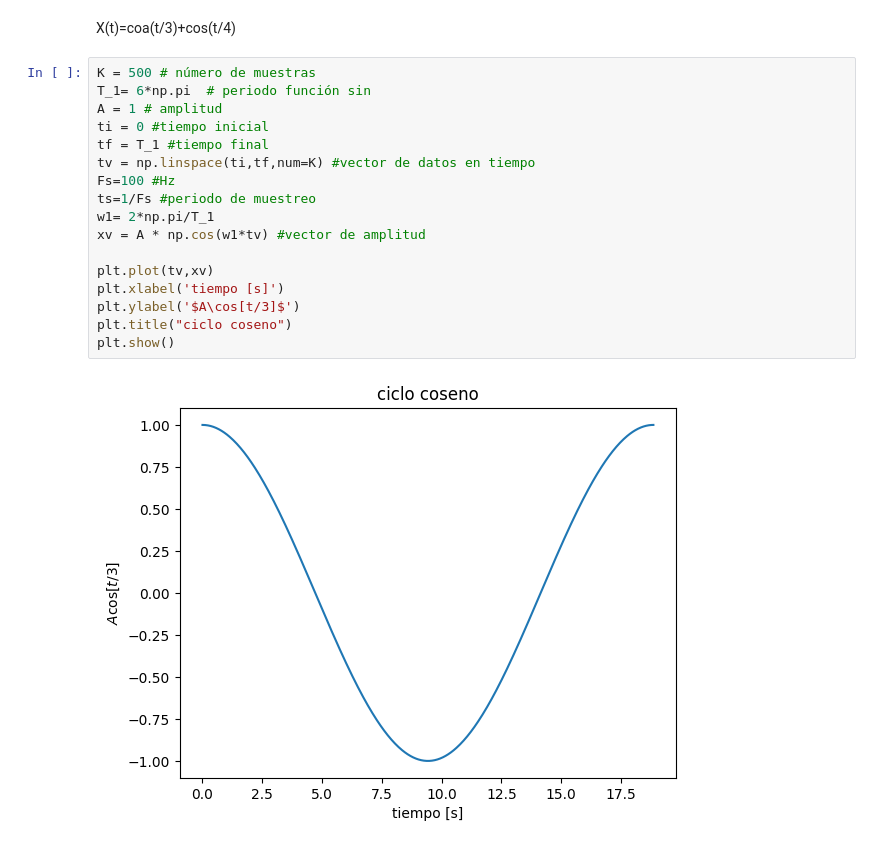
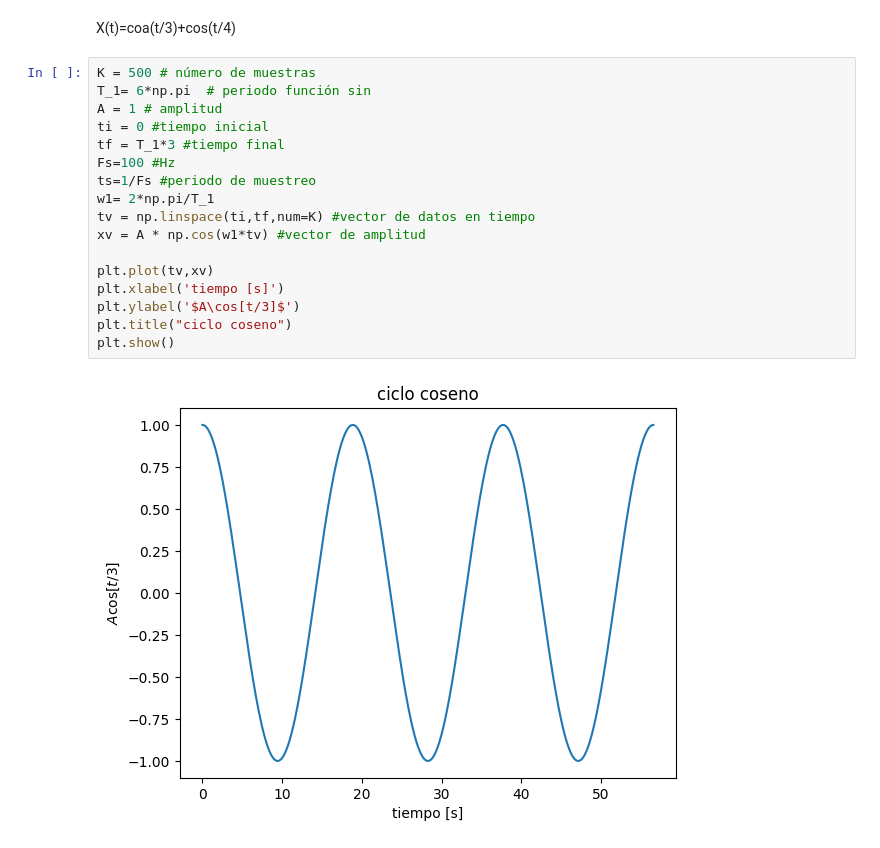
Before and after one commit to kevin-loaiza/senales_y_sistemas, a Jupyter notebook: cuaderno_1_kevin_loaiza.ipynb, the cells around one changed output. Drawn from its saved outputs; the diff is of its cells as text.

```diff
--- a/cuaderno_1_kevin_loaiza.ipynb
+++ b/cuaderno_1_kevin_loaiza.ipynb
@@ -420,19 +420,19 @@ X(t)=coa(t/3)+cos(t/4)
 # %%
 K = 500 # número de muestras
 T_1= 6*np.pi  # periodo función sin
 A = 1 # amplitud
 ti = 0 #tiempo inicial
-tf = T_1 #tiempo final
-tv = np.linspace(ti,tf,num=K) #vector de datos en tiempo
+tf = T_1*3 #tiempo final
 Fs=100 #Hz
 ts=1/Fs #periodo de muestreo
 w1= 2*np.pi/T_1
+tv = np.linspace(ti,tf,num=K) #vector de datos en tiempo
 xv = A * np.cos(w1*tv) #vector de amplitud
 
 plt.plot(tv,xv)
 plt.xlabel('tiempo [s]')
 plt.ylabel('$A\cos[t/3]$')
 plt.title("ciclo coseno")
 plt.show()
 # %% [output]
-[figure, old version]
+[figure, new version]
```
Also changed, not shown: parts of 2 cells of this notebook.
